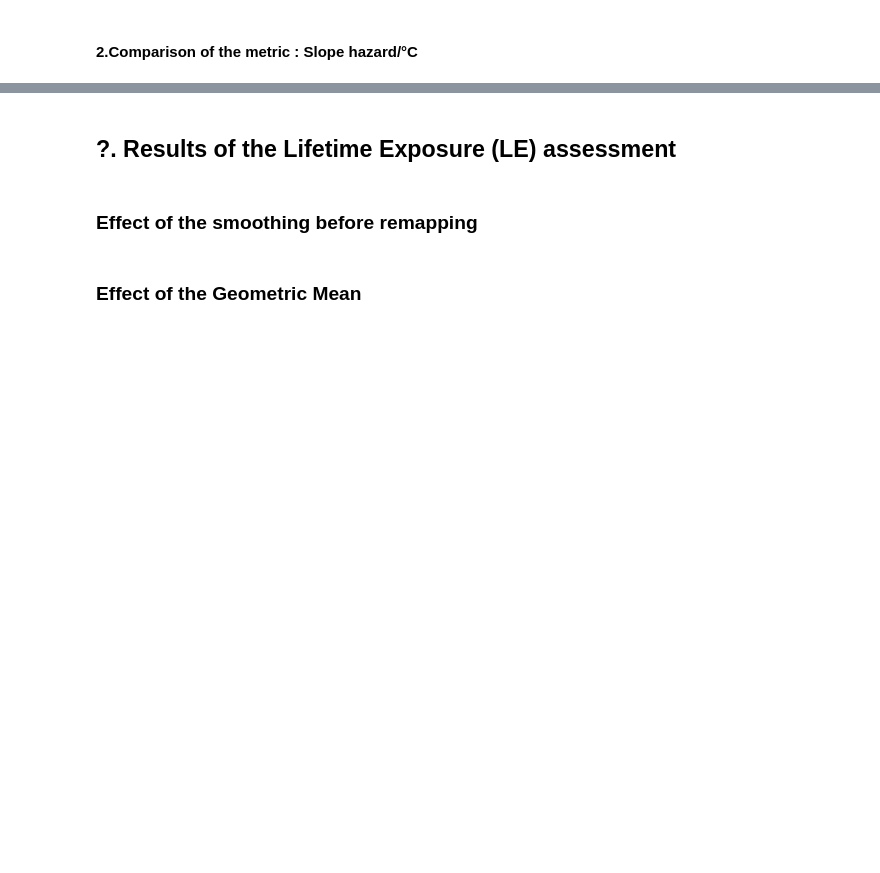
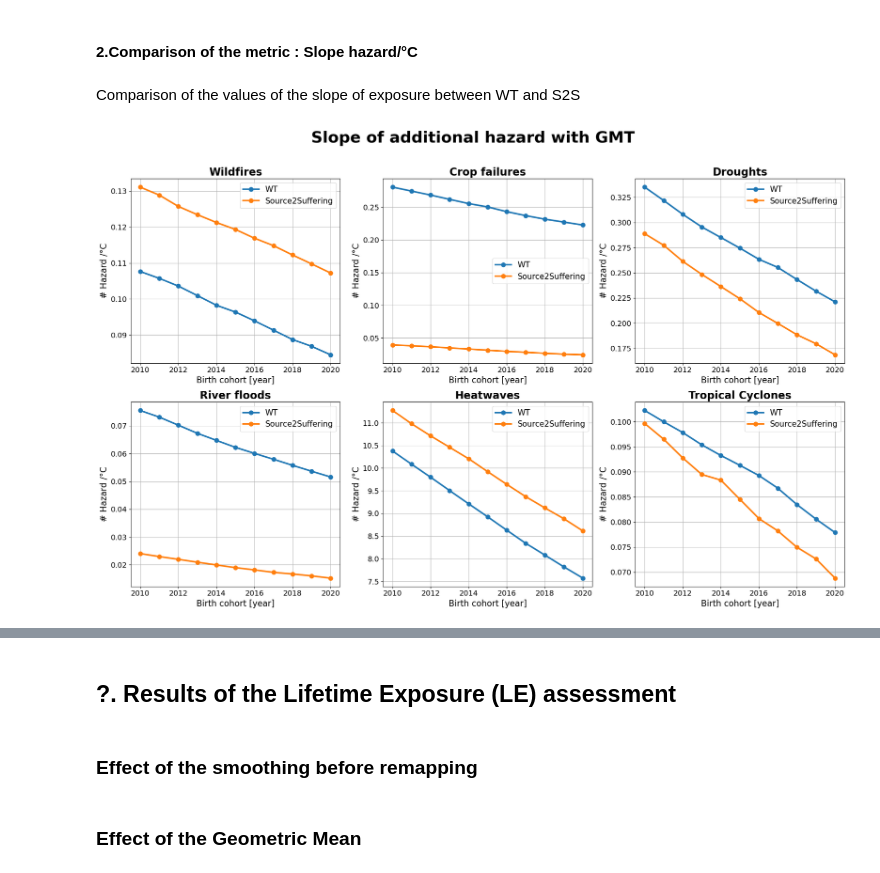
Before and after one commit to AmauryLaridon/Source2Suffering, a Jupyter notebook: sandbox/validation_backward_compatibility.ipynb, the cells around one changed output, grey strips where cells are left out. Drawn from its saved outputs; the diff is of its cells as text; code cells hidden in the pictures; blank space fills up the shorter version.

```diff
--- a/sandbox/validation_backward_compatibility.ipynb
+++ b/sandbox/validation_backward_compatibility.ipynb
@@ -937,0 +922,10 @@ error
+# %%
+# Load the values computed by the Wim Thiery Expert Report #
+
+with open(data_dir+'source2suffering/assessment/Neptun_Deep/ds_WT_NeptunDeep.pkl', 'rb') as f:
+        ds_WT_NeptunDeep = pk.load(f)
+
+# Load the values computed by the Source2Suffering framework #
+
+with open(data_dir+'source2suffering/assessment/Neptun_Deep/ds_S2S_NeptunDeep_gmt_{}_{}.pkl'.format('original','no_rm'), 'rb') as f:
+        ds_S2S_NeptunDeep_gmt_original_no_rm = pk.load(f)
@@ -938,2 +1023,66 @@ error
 # %% [markdown]
 #### 2.Comparison of the metric : Slope hazard/°C
+# %%
+# Load the values computed by the Source2Suffering framework #
+
+with open(data_dir+'source2suffering/assessment/Neptun_Deep/ds_S2S_NeptunDeep_gmt_{}_{}.pkl'.format('original','no_rm'), 'rb') as f:
+        ds_S2S_NeptunDeep_gmt_original_no_rm = pk.load(f)
+
+# Load the original values of Thiery et al.(2021) behind the Expert Report #
+
+with open(data_dir+'source2suffering/assessment/Neptun_Deep/ds_WT_NeptunDeep.pkl', 'rb') as f:
+        ds_WT_NeptunDeep = pk.load(f)
+# %% [markdown]
+Comparison of the values of the slope of exposure between WT and S2S
+# %%
+# Create 2x3 subplot layout
+fig, axs = plt.subplots(nrows=2, ncols=3, figsize=(20, 13))
+axs = axs.flatten()  # Flatten for easier indexing
+
+# Dictionary to map hazard codes to readable names
+hazard_names = {
+    'burntarea': 'Wildfires',
+    'cropfailedarea': 'Crop failures',
+    'driedarea': 'Droughts',
+    'floodedarea': 'River floods',
+    'heatwavedarea': 'Heatwaves',
+    'tropicalcyclonedarea': 'Tropical Cyclones'
+}
+
+# Loop over hazards and plot each in a subplot
+for idx, extr in enumerate(ds_WT_NeptunDeep.coords["hazard"].values):
+    ax = axs[idx]
+
+    # Extract slope data for both sources
+    da_WT_slope_extr = ds_WT_NeptunDeep['valc_slope_exposure'].sel(hazard=extr)
+    da_S2S_slope_extr = ds_S2S_NeptunDeep_gmt_original_no_rm['valc_slope_exposure'].sel(hazard=extr, birth_year=birth_cohort_int)
+
+    # Plot data
+    ax.plot(
+        birth_cohort_int, da_WT_slope_extr,
+        marker='o', linestyle='-', color='tab:blue', lw=3, markersize=8, label="WT"
+    )
+    ax.plot(
+        birth_cohort_int, da_S2S_slope_extr,
+        marker='o', linestyle='-', color='tab:orange', lw=3, markersize=8, label="Source2Suffering"
+    )
+
+    # Titles and labels
+    ax.set_title(hazard_names[extr], fontsize=20, fontweight='bold')
+    ax.set_xlabel('Birth cohort [year]', fontsize=16)
+    ax.set_ylabel('# Hazard /°C', fontsize=16)
+    ax.grid(True)
+    ax.tick_params(axis='both', labelsize=14)  # No rotation
+    ax.legend(fontsize=15)
+
+# Add super title
+fig.suptitle("Slope of additional hazard with GMT", fontsize=30, fontweight='bold')
+
+# Adjust layout to make room for the suptitle
+plt.tight_layout(rect=[0, 0, 1, 0.96])
+
+# Show plot
+plt.savefig(scripts_dir + '/figures/source2suffering/validation_backward_compatibility/fig10a_NeptunDeep_slope_exposure_S2S_WT_comp.png')
+plt.show()
+# %% [output]
+[figure, added]
```
Also changed, not shown: parts of 22 cells of this notebook, 33 other files.
